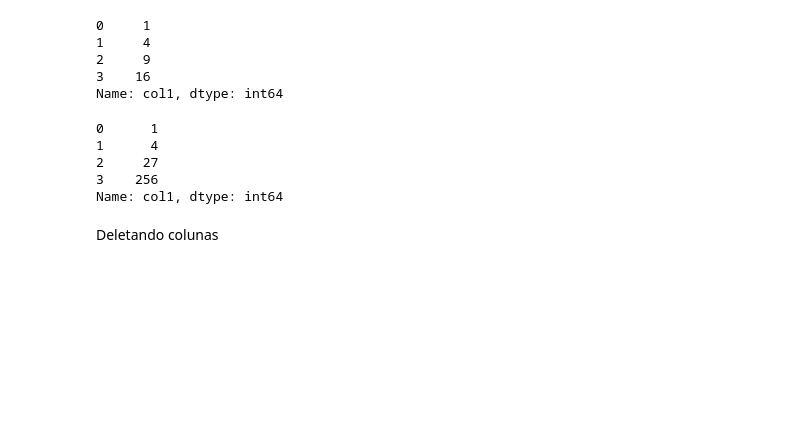
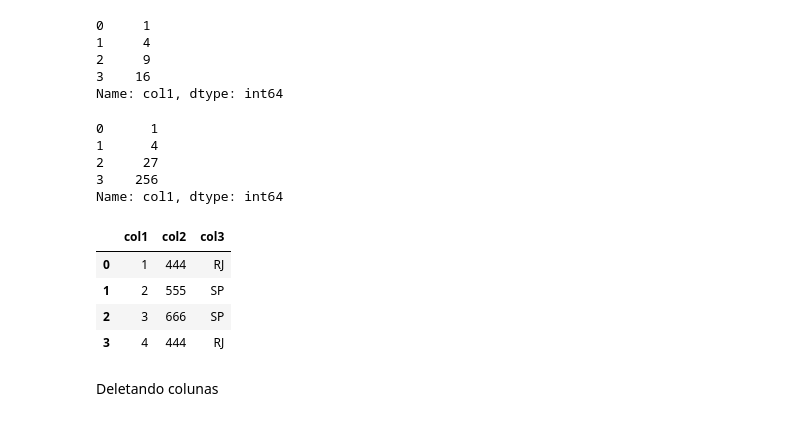
Before and after one commit to GMizuno/analise_de_dados, a Jupyter notebook: Pandas parte 2.ipynb, the cells around one changed output. Saved outputs shown, nothing was run; the diff lists cells and outputs as text; code cells hidden in the pictures; blank space fills up the shorter version.

```diff
--- a/Pandas parte 2.ipynb
+++ b/Pandas parte 2.ipynb
@@ -504,6 +504,16 @@ df['col1'].apply(lambda x: x**x)
 2     27
 3    256
 Name: col1, dtype: int64
+# %%
+df['col3'] = df['col3'].apply(lambda x: x.replace('Rj', 'RJ'))
+df['col3'] = df['col3'].apply(lambda x: x.replace('Sp', 'SP'))
+df
+# %% [output]
+|  | col1 | col2 | col3 |
+| 0 | 1 | 444 | RJ |
+| 1 | 2 | 555 | SP |
+| 2 | 3 | 666 | SP |
+| 3 | 4 | 444 | RJ |
 # %% [markdown]
 Deletando colunas
 # %%
```
Also changed, not shown: parts of 4 cells of this notebook, 1 other file.
